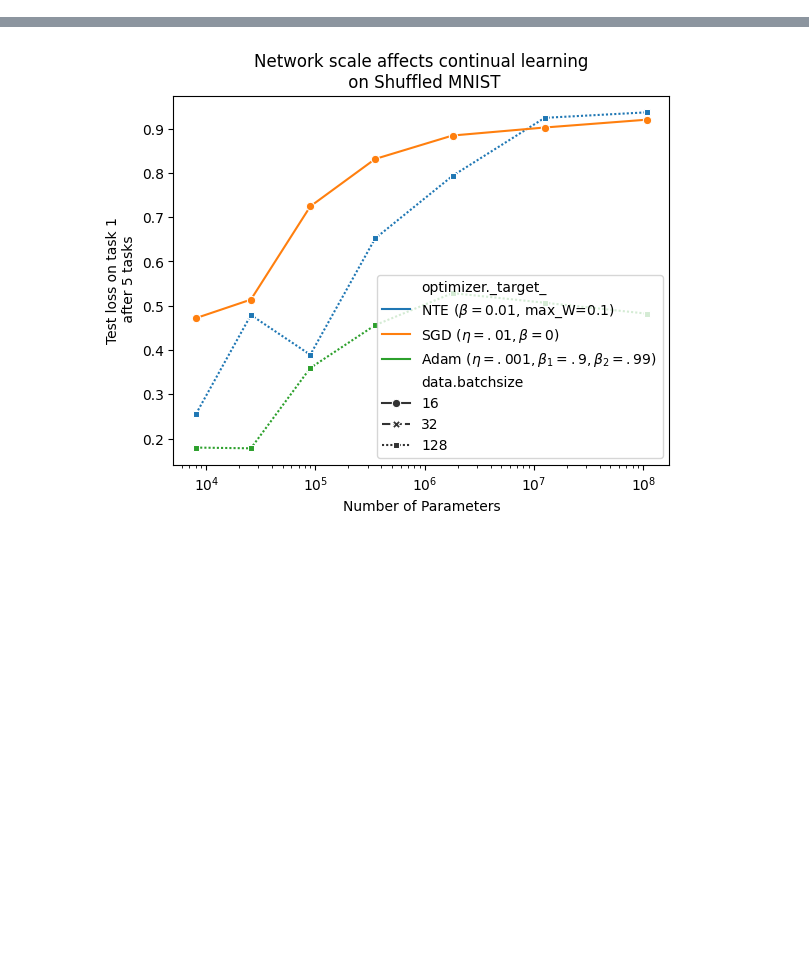
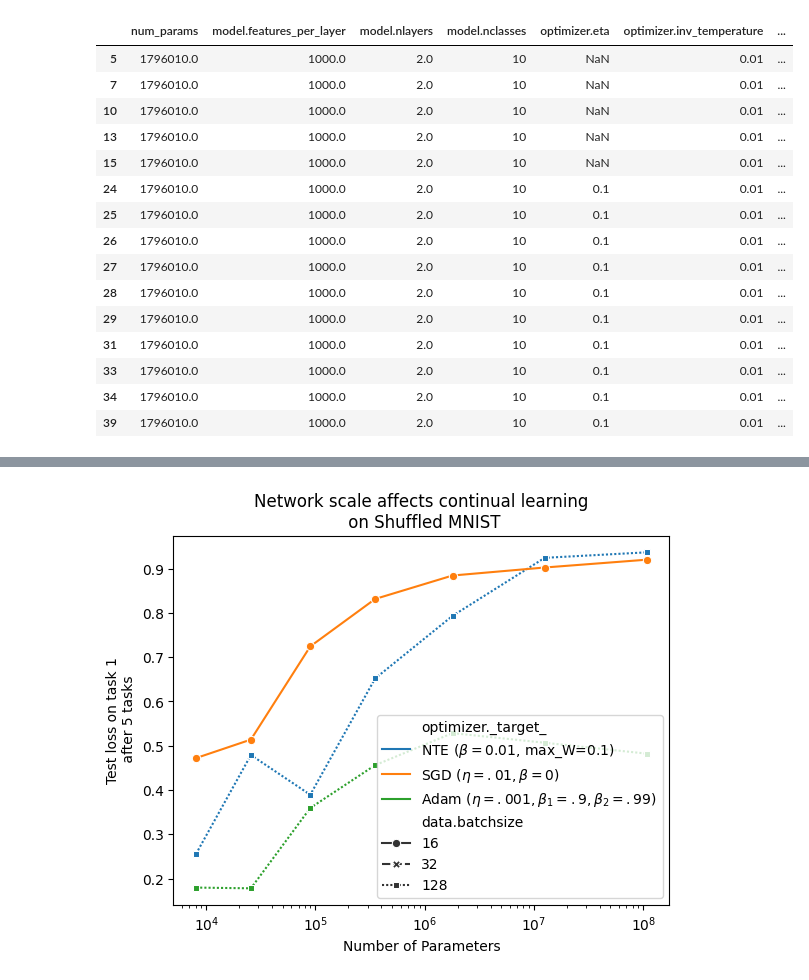
Before and after one commit to ZadorLaboratory/NeuralTangentEnsemble, a Jupyter notebook: figures/wandb_plotting.ipynb, the cells around one changed output, grey strips where cells are left out. Saved outputs shown, nothing was run; the diff lists cells and outputs as text; code cells hidden in the pictures; blank space fills up the shorter version.

```diff
--- a/figures/wandb_plotting.ipynb
+++ b/figures/wandb_plotting.ipynb
@@ -46,3 +46,22 @@ runs_df.head()
 runs_df['num_params'] = runs_df['model.features_per_layer'] * 785 + \
                         runs_df['model.features_per_layer'] * (runs_df['model.features_per_layer'] + 1) * (runs_df['model.nlayers'] - 1)\
                       + runs_df['model.nclasses'] * (runs_df['model.features_per_layer'] + 1)
+# %%
+runs_df[filter_][['num_params', 'model.features_per_layer', 'model.nlayers', 'model.nclasses', 'optimizer.eta', 'optimizer.inv_temperature', 'optimizer.max_delta', 'test metrics.accuracy_0']]
+# %% [output]
+|  | num_params | model.features_per_layer | model.nlayers | model.nclasses | optimizer.eta | optimizer.inv_temperature | ... |
+| 5 | 1796010.0 | 1000.0 | 2.0 | 10 | NaN | 0.01 | ... |
+| 7 | 1796010.0 | 1000.0 | 2.0 | 10 | NaN | 0.01 | ... |
+| 10 | 1796010.0 | 1000.0 | 2.0 | 10 | NaN | 0.01 | ... |
+| 13 | 1796010.0 | 1000.0 | 2.0 | 10 | NaN | 0.01 | ... |
+| 15 | 1796010.0 | 1000.0 | 2.0 | 10 | NaN | 0.01 | ... |
+| 24 | 1796010.0 | 1000.0 | 2.0 | 10 | 0.1 | 0.01 | ... |
+| 25 | 1796010.0 | 1000.0 | 2.0 | 10 | 0.1 | 0.01 | ... |
+| 26 | 1796010.0 | 1000.0 | 2.0 | 10 | 0.1 | 0.01 | ... |
+| 27 | 1796010.0 | 1000.0 | 2.0 | 10 | 0.1 | 0.01 | ... |
+| 28 | 1796010.0 | 1000.0 | 2.0 | 10 | 0.1 | 0.01 | ... |
+| 29 | 1796010.0 | 1000.0 | 2.0 | 10 | 0.1 | 0.01 | ... |
+| 31 | 1796010.0 | 1000.0 | 2.0 | 10 | 0.1 | 0.01 | ... |
+| 33 | 1796010.0 | 1000.0 | 2.0 | 10 | 0.1 | 0.01 | ... |
+| 34 | 1796010.0 | 1000.0 | 2.0 | 10 | 0.1 | 0.01 | ... |
+| 39 | 1796010.0 | 1000.0 | 2.0 | 10 | 0.1 | 0.01 | ... |
```
Also changed, not shown: parts of 2 cells of this notebook.
